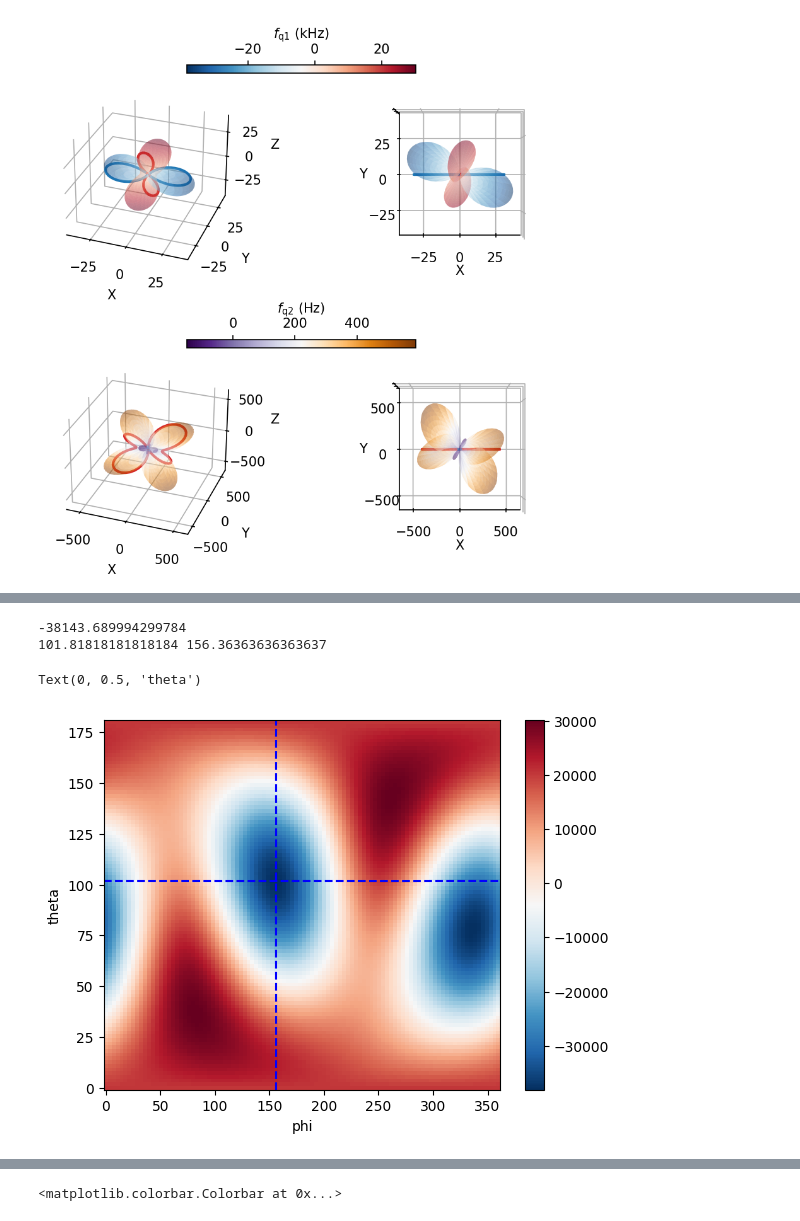
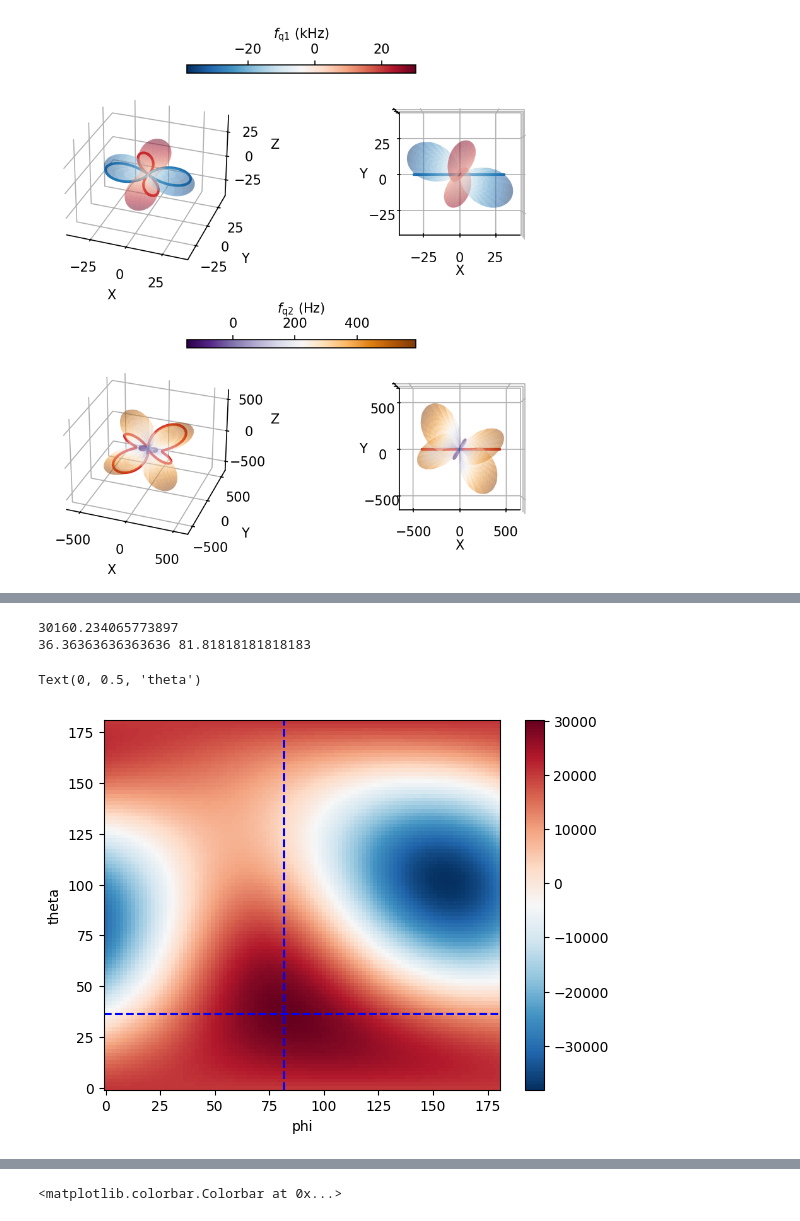
Before and after one commit to arjenvaartjes/Psyduck, a Jupyter notebook: examples/quadrupole modeling/extracting_quadrupole_tensor_few_angles.ipynb, the cells around one changed output, grey strips where cells are left out. Cells and saved outputs as stored; diff of their text form; code cells hidden in the pictures.

```diff
--- a/examples/quadrupole modeling/extracting_quadrupole_tensor_few_angles.ipynb
+++ b/examples/quadrupole modeling/extracting_quadrupole_tensor_few_angles.ipynb
@@ -127,35 +127,35 @@ B0 = np.mean(nmr[0])/GAMMA_NUCLEAR
 def make_V_ab(Vxx, Vyy, Vzz, Vxy, Vyz, Vxz):
     return np.array([[Vxx, Vxy, Vxz], [Vxy, Vyy, Vyz], [Vxz, Vyz, Vzz]]) * 1e19
 
-def ionized_hamiltonian(theta, Vxx, Vyy, Vzz, Vxy, Vyz, Vxz, **kwargs):
+def ionized_hamiltonian(theta, Vxx, Vyy, Vzz, Vxy, Vyz, Vxz, phi=0.0, **kwargs):
     V_ab = make_V_ab(Vxx, Vyy, Vzz, Vxy, Vyz, Vxz)
     H_q = quadrupole_hamiltonian_from_Vab(I_SPIN, V_ab, Q_N)
-    H_zeeman = zeeman_hamiltonian(7/2, B0=B0, gamma=GAMMA_NUCLEAR, theta=theta)
+    H_zeeman = zeeman_hamiltonian(7/2, B0=B0, gamma=GAMMA_NUCLEAR, theta=theta, phi=phi)
     return H_zeeman + H_q
 
 # R-tensor (Si, (110) orientation): maps AC field [Ex, Ey, Ez] → EFG Voigt vector
 _R_tensor = get_R_tensor()   # (6, 3)
 
-def _drive_in_eigenbasis(theta, Vxx, Vyy, Vzz, Vxy, Vyz, Vxz, E_x, E_y, E_z):
+def _drive_in_eigenbasis(theta, Vxx, Vyy, Vzz, Vxy, Vyz, Vxz, E_x, E_y, E_z, phi=0.0):
     """Drive Hamiltonian (from AC field E_ac) in the energy eigenbasis of H_ion."""
     E_ac       = np.array([E_x, E_y, E_z])
     EFG_tensor = voigt_to_tensor(_R_tensor @ E_ac)
     H_drive    = quadrupole_hamiltonian_from_Vab(I_SPIN, EFG_tensor, Q_N).full()
-    H_ion      = ionized_hamiltonian(theta, Vxx, Vyy, Vzz, Vxy, Vyz, Vxz)
+    H_ion      = ionized_hamiltonian(theta, Vxx, Vyy, Vzz, Vxy, Vyz, Vxz, phi=phi)
     _, evecs   = H_ion.eigenstates()
     U          = np.column_stack([v.full().flatten() for v in evecs])
     return U.conj().T @ H_drive @ U
 
-def ner1(theta, Vxx, Vyy, Vzz, Vxy, Vyz, Vxz, E_x, E_y, E_z, **kwargs):
+def ner1(theta, Vxx, Vyy, Vzz, Vxy, Vyz, Vxz, E_x, E_y, E_z, phi=0.0, **kwargs):
     return np.abs(np.diag(_drive_in_eigenbasis(
-        theta, Vxx, Vyy, Vzz, Vxy, Vyz, Vxz, E_x, E_y, E_z), 1))
+        theta, Vxx, Vyy, Vzz, Vxy, Vyz, Vxz, E_x, E_y, E_z, phi=phi), 1))
 
-def ner2(theta, Vxx, Vyy, Vzz, Vxy, Vyz, Vxz, E_x, E_y, E_z, scale=1.0, **kwargs):
+def ner2(theta, Vxx, Vyy, Vzz, Vxy, Vyz, Vxz, E_x, E_y, E_z, phi=0.0, scale=1.0, **kwargs):
     return np.abs(np.diag(_drive_in_eigenbasis(
-        theta, Vxx, Vyy, Vzz, Vxy, Vyz, Vxz, scale*E_x, scale*E_y, scale*E_z), 2))
+        theta, Vxx, Vyy, Vzz, Vxy, Vyz, Vxz, scale*E_x, scale*E_y, scale*E_z, phi=phi), 2))
 
-def nmr_frequencies(theta, Vxx, Vyy, Vzz, Vxy, Vyz, Vxz, **kwargs):
-    evals = ionized_hamiltonian(theta, Vxx, Vyy, Vzz, Vxy, Vyz, Vxz).eigenstates()[0]
+def nmr_frequencies(theta, Vxx, Vyy, Vzz, Vxy, Vyz, Vxz, phi=0.0, **kwargs):
+    evals = ionized_hamiltonian(theta, Vxx, Vyy, Vzz, Vxy, Vyz, Vxz, phi=phi).eigenstates()[0]
     return np.flip(np.diff(evals)).flatten()
 
 def lqse(theta, Vxx, Vyy, Vzz, Vxy, Vyz, Vxz, E_x, E_y, E_z, scale_dc=1.0, **kwargs):
@@ -641,7 +639,7 @@ plt.savefig(r'quad_tensor.png', dpi=300)
 [figure]
 # %%
 theta_grid = np.linspace(0, np.pi, 100)
-phi_grid = np.linspace(0, 2*np.pi, 100)
+phi_grid = np.linspace(0, np.pi, 100)
 fq1_grid = get_fq1(V_ab, I_SPIN, B0, GAMMA_NUCLEAR, Q_N, theta_grid, phi_grid)
 fq2_grid = get_fq2(V_ab, I_SPIN, B0, GAMMA_NUCLEAR, Q_N, theta_grid, phi_grid)
 # %%
@@ -651,22 +649,22 @@ idx_max
 # %%
 plt.pcolormesh(phi_grid/np.pi*180, theta_grid/np.pi*180, fq1_grid, cmap='RdBu_r')
 plt.colorbar()
 
-idx_max = np.where(fq1_grid == fq1_grid.min())
+idx_max = np.where(fq1_grid == fq1_grid.max())
 phi_max = phi_grid[idx_max[1][0]]/np.pi*180
 theta_max = theta_grid[idx_max[0][0]]/np.pi*180
 plt.axhline(theta_max, color='b', linestyle='--')
 plt.axvline(phi_max, color='b', linestyle='--')
 
-print(fq1_grid.min())
+print(fq1_grid.max())
 
 print(theta_max, phi_max)
 
 plt.xlabel('phi')
 plt.ylabel('theta')
 # %% [output]
--38143.689994299784
-101.81818181818184 156.36363636363637
+30160.234065773897
+36.36363636363636 81.81818181818183
 Text(0, 0.5, 'theta')
-[figure, old version]
+[figure, new version]
 # %%
```
Also changed, not shown: parts of 41 cells of this notebook.
